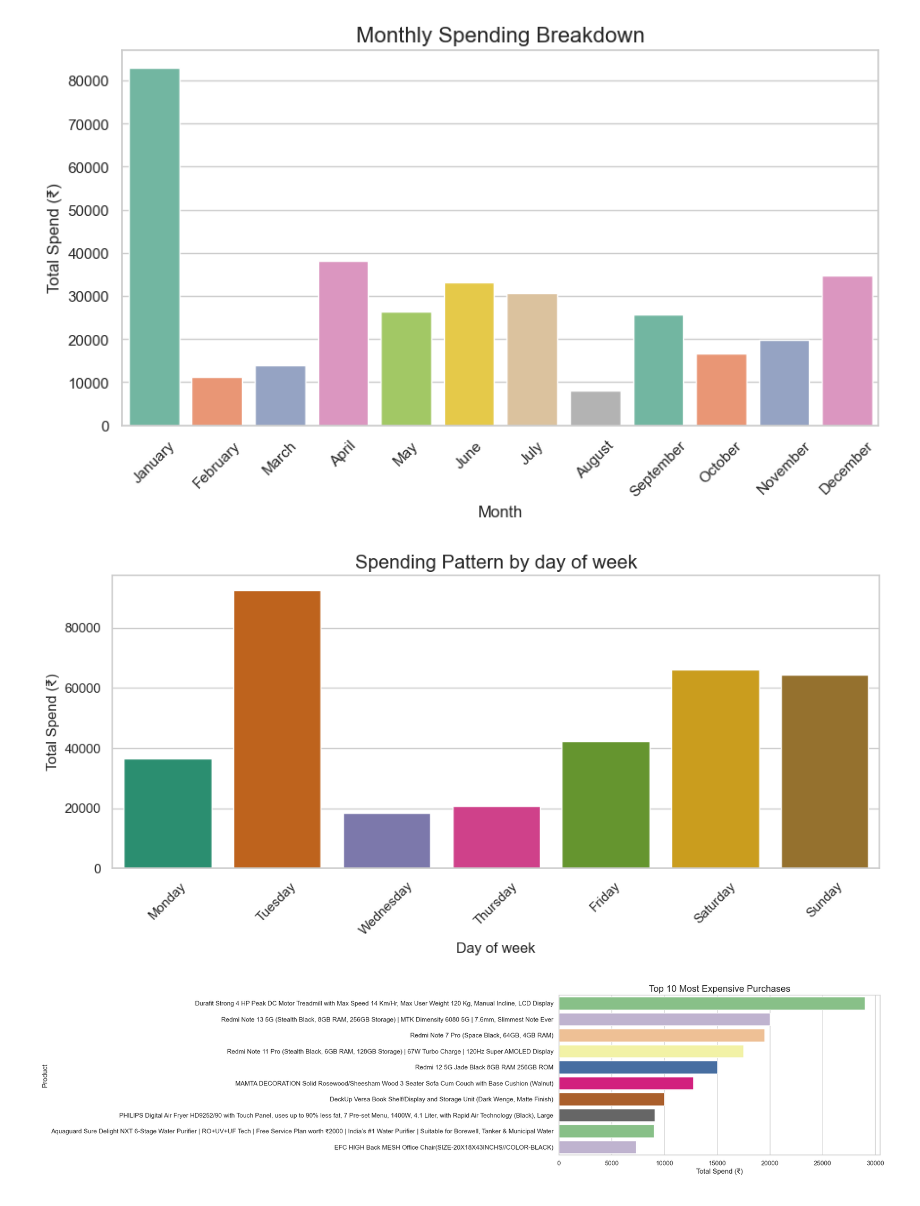
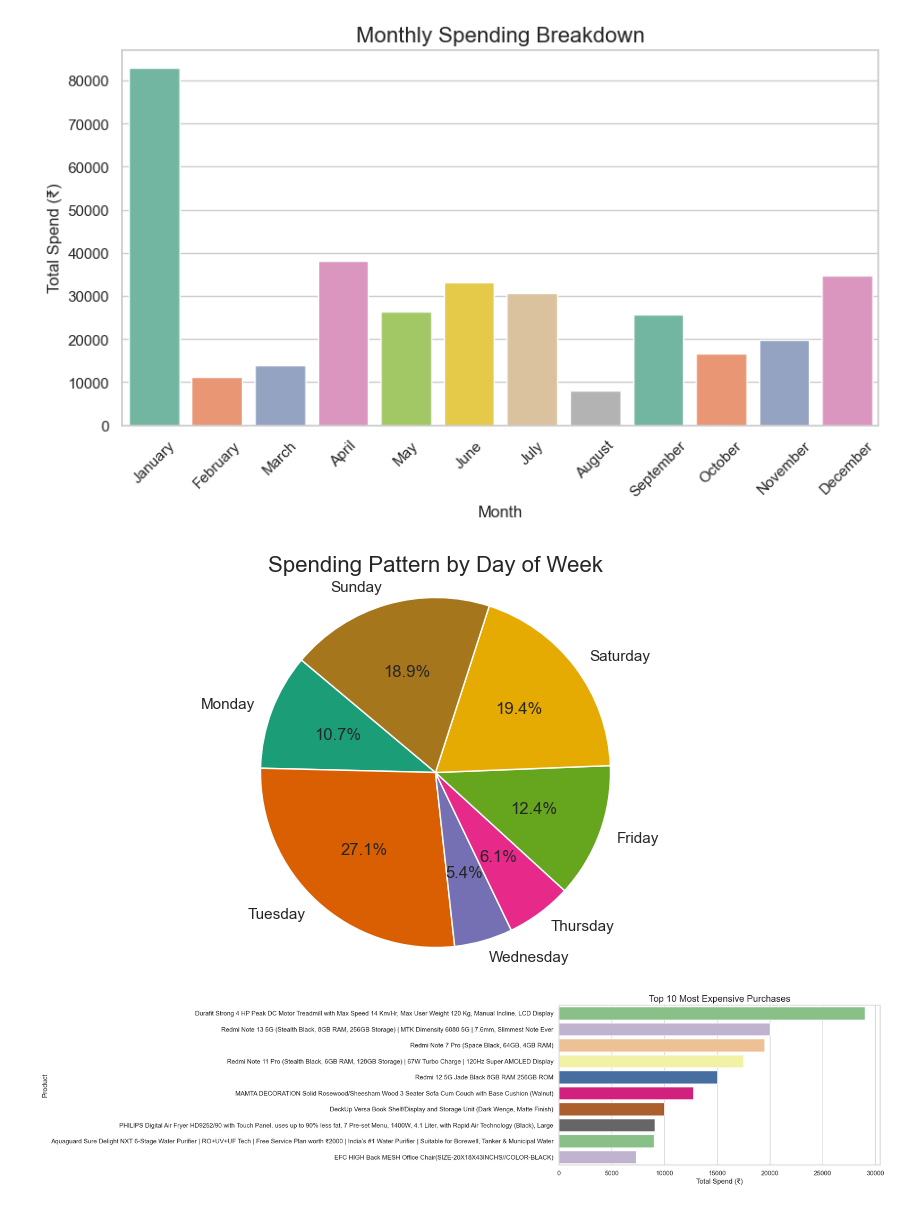
Before and after one commit to karenrenac/Amazon-Analytics-with-Web-scraping, a Jupyter notebook: Data analysis and insights.ipynb, the cells around one changed output. Cells and saved outputs as stored; diff of their text form; code cells hidden in the pictures.

```diff
--- a/Data analysis and insights.ipynb
+++ b/Data analysis and insights.ipynb
@@ -127,18 +127,18 @@ plt.show
 # %%
 #Daily spending breakdown
 daily_spend = df.groupby('Day of Week')['Total Price'].sum().reindex(['Monday','Tuesday','Wednesday','Thursday','Friday','Saturday','Sunday'])
 
+# Drop days with zero spending for a cleaner pie chart
+daily_spend = daily_spend.dropna()
+
 #plotting
 plt.figure(figsize=(10,5))
-sns.barplot(x=daily_spend.index, y=daily_spend.values, hue=daily_spend.index, palette='Dark2')
-plt.title('Spending Pattern by day of week', fontsize= 16)
-plt.xlabel('Day of week')
-plt.ylabel('Total Spend (₹)')
-plt.xticks(rotation=45)
-plt.tight_layout()
+plt.pie(daily_spend, labels=daily_spend.index, autopct='%1.1f%%', startangle=140, colors=sns.color_palette('Dark2'))
+plt.title('Spending Pattern by Day of Week', fontsize=16)
+plt.axis('equal')
 plt.show()
 # %% [output]
-[figure, old version]
+[figure, new version]
 # %%
 #10 Most expensive purchases
 
```
Also changed, not shown: parts of 5 cells of this notebook.
